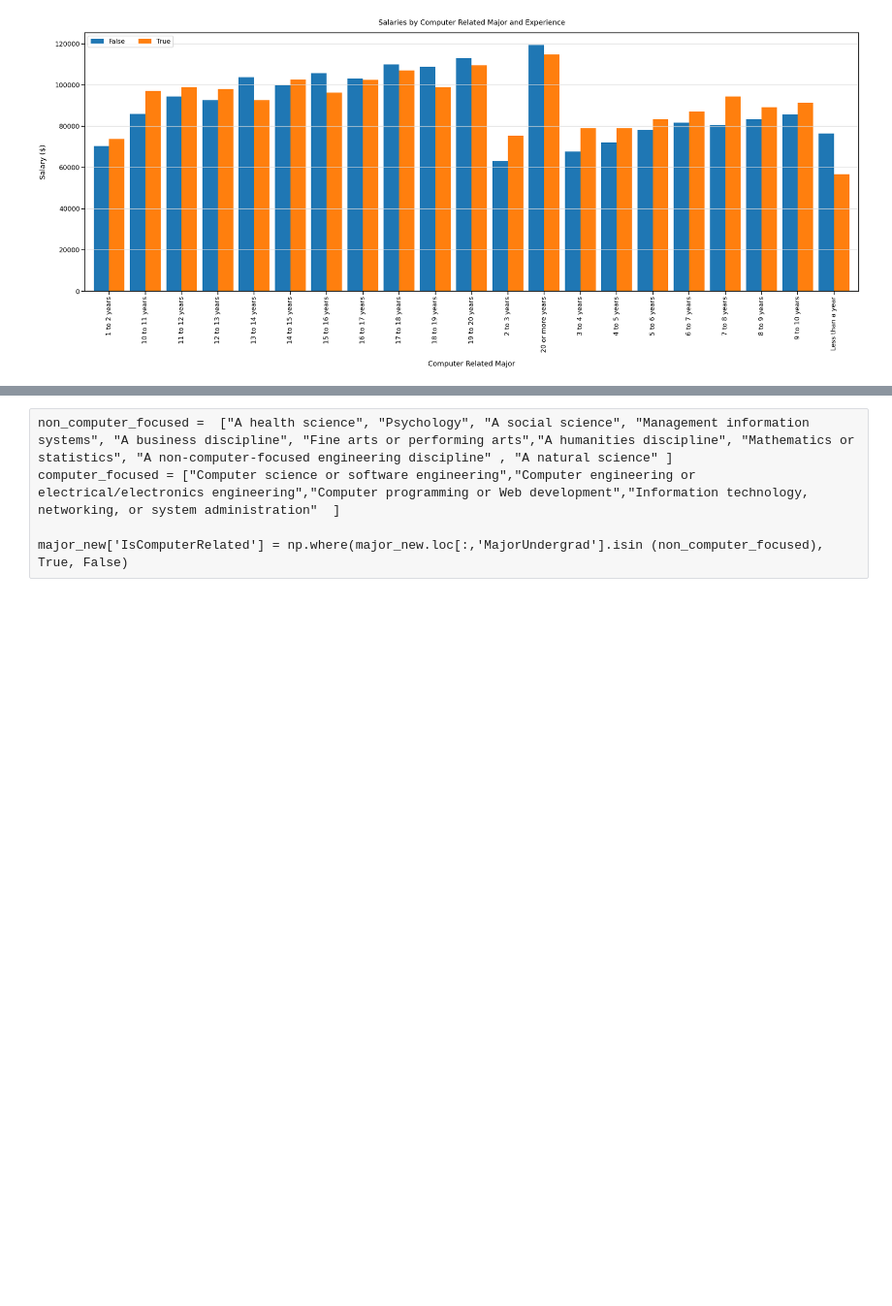
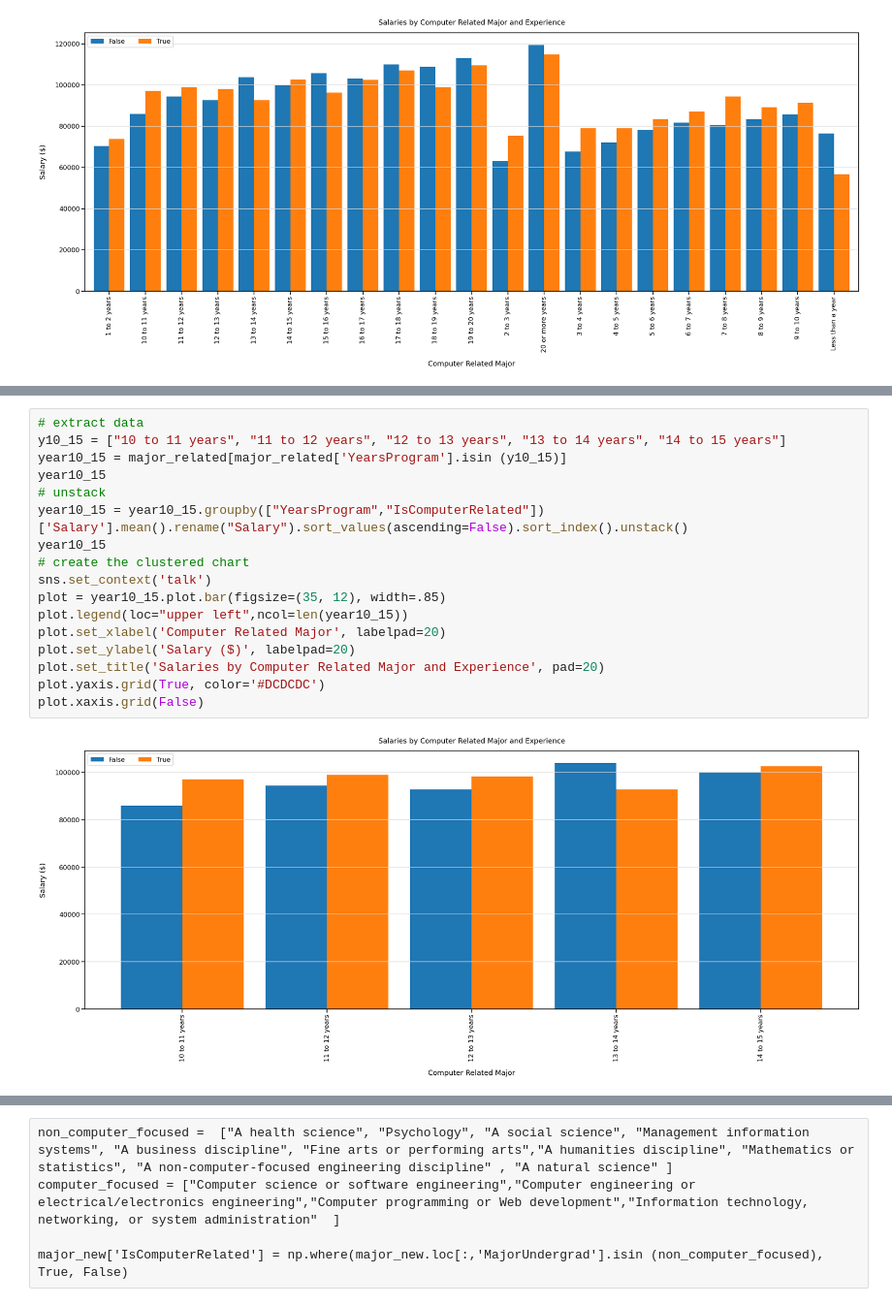
Before and after one commit to katengo2020/DataScieneP, a Jupyter notebook: KateDS.ipynb, the cells around one changed output, grey strips where cells are left out. Shown at 97% size. Drawn from its saved outputs; the diff is of its cells as text; blank space fills up the shorter version.

```diff
--- a/KateDS.ipynb
+++ b/KateDS.ipynb
@@ -200,0 +266,19 @@ plot.xaxis.grid(False)
+# %%
+# extract data
+y10_15 = ["10 to 11 years", "11 to 12 years", "12 to 13 years", "13 to 14 years", "14 to 15 years"]
+year10_15 = major_related[major_related['YearsProgram'].isin (y10_15)]
+year10_15
+# unstack
+year10_15 = year10_15.groupby(["YearsProgram","IsComputerRelated"])['Salary'].mean().rename("Salary").sort_values(ascending=False).sort_index().unstack()
+year10_15
+# create the clustered chart
+sns.set_context('talk')
+plot = year10_15.plot.bar(figsize=(35, 12), width=.85)
+plot.legend(loc="upper left",ncol=len(year10_15))
+plot.set_xlabel('Computer Related Major', labelpad=20)
+plot.set_ylabel('Salary ($)', labelpad=20)
+plot.set_title('Salaries by Computer Related Major and Experience', pad=20)
+plot.yaxis.grid(True, color='#DCDCDC')
+plot.xaxis.grid(False)
+# %% [output]
+[figure, added]
```
Also changed, not shown: parts of 5 cells of this notebook.
